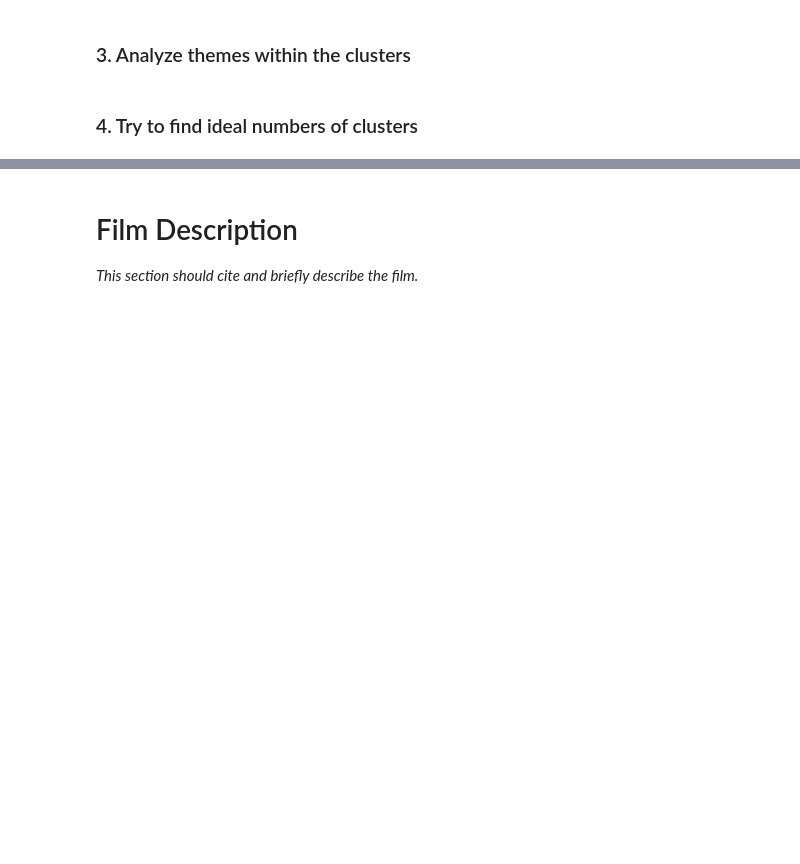
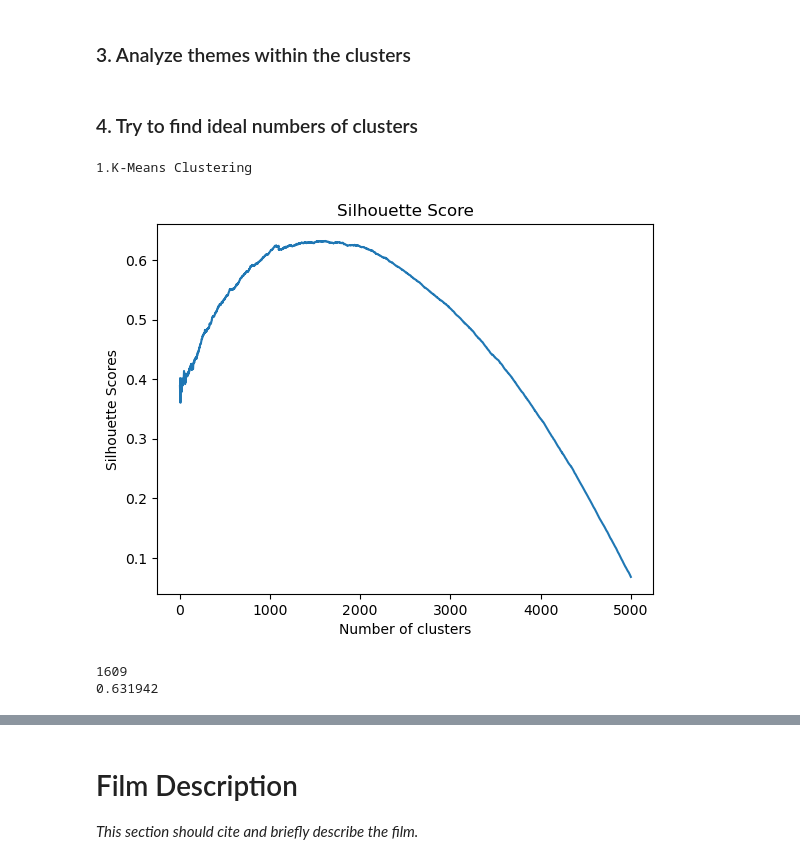
Before and after one commit to Pckay4058/embed-7, a Jupyter notebook: group_7_embed.ipynb, the cells around one changed output, grey strips where cells are left out. Saved outputs shown, nothing was run; the diff lists cells and outputs as text; code cells hidden in the pictures; blank space fills up the shorter version.

Commit message:
Added embedding chunker and 'Ideal' cluster finder

```diff
--- a/group_7_embed.ipynb
+++ b/group_7_embed.ipynb
@@ -26,3 +26,19 @@ it.
 ## TODO: Organize the Data
 # %% [markdown]
 ### 1. Take out opening credits
+# %%
+import re
+import numpy as np
+from sklearn.manifold import TSNE
+from sklearn.cluster import KMeans
+from sklearn.metrics import silhouette_score, calinski_harabasz_score
+import seaborn as sns
+import matplotlib.pyplot as plt
+import warnings
+
+import json
+moive_embeddings = json.load(open("honey_i_shrunk_the_kids_movie_embeddings_1_second.json"))
+
+embeddings = np.array([vector['embedding'] for vector in moive_embeddings[163:5386]])
+print(len(embeddings))
+#print(embeddings[0])
@@ -32,3 +73,33 @@ it.
 ### 3. Analyze themes within the clusters
 # %% [markdown]
 ### 4. Try to find ideal numbers of clusters
+# %%
+tsne = TSNE(n_components=2, random_state=42)
+embedded_vectors = tsne.fit_transform(embeddings)
+
+print("1.K-Means Clustering\n")
+sil_score=[]
+maxInd = 0
+for i in range(2,5000):
+    kmeans = KMeans(n_clusters=i, random_state=42, n_init='auto').fit(embedded_vectors)
+    kmeans_labels = kmeans.labels_
+
+    sil_score.append(silhouette_score(embedded_vectors, kmeans_labels, metric = 'euclidean'))
+    if i !=2:
+        if sil_score[i-2] >= sil_score[maxInd]:
+            maxInd = i-2
+
+
+plt.plot(range(2,5000),sil_score)
+plt.title('Silhouette Score')
+plt.xlabel('Number of clusters')
+plt.ylabel('Silhouette Scores')
+plt.show()
+
+print(maxInd)
+print(sil_score[maxInd])
+# %% [output]
+1.K-Means Clustering
+[figure, added]
+1609
+0.631942
```
Also changed, not shown: parts of 3 cells of this notebook.
